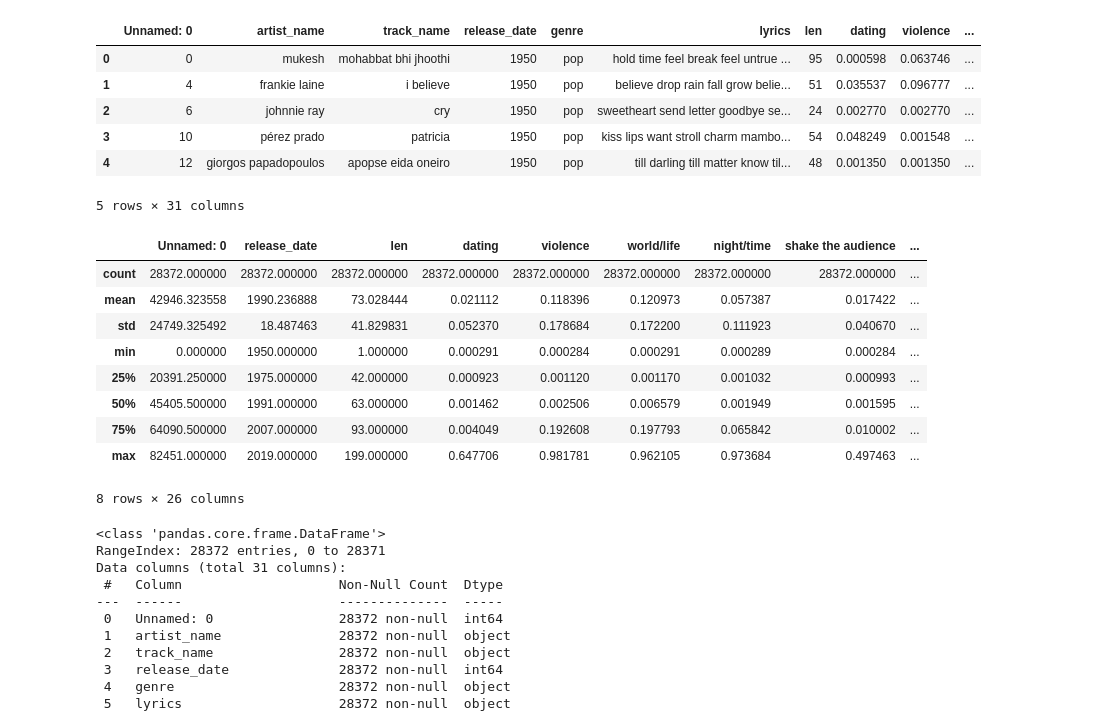
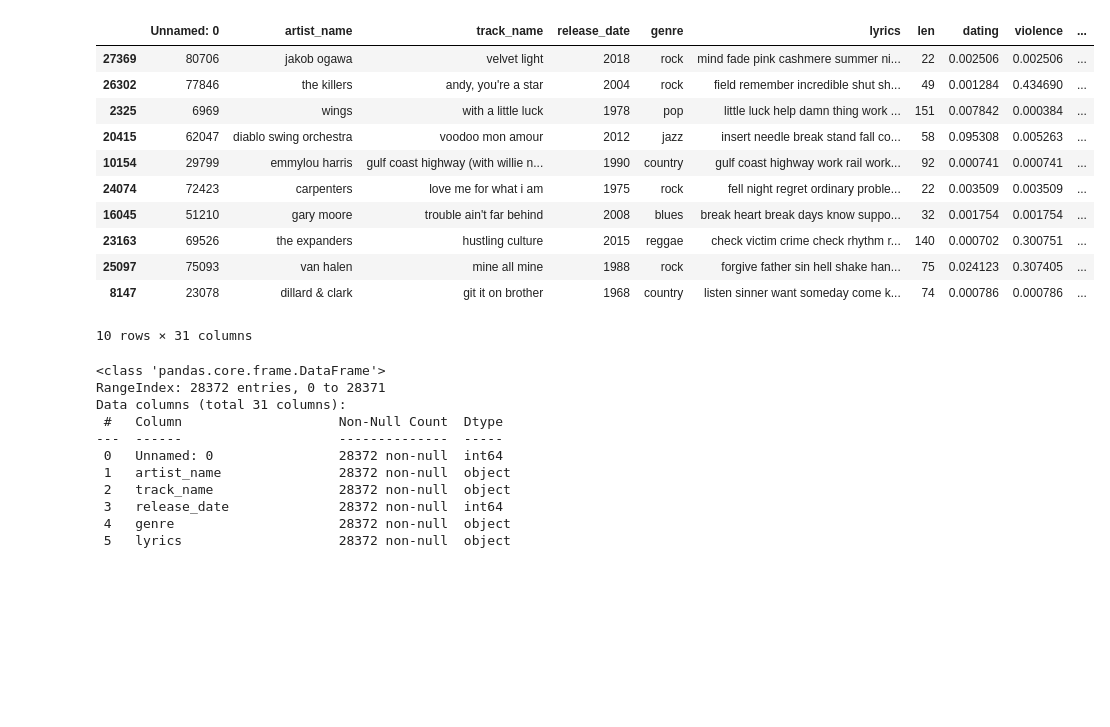
Before and after one commit to noelmt7/LLM, a Jupyter notebook: 2348538_LAB7.ipynb, the cells around one changed output. Drawn from its saved outputs; the diff is of its cells as text; code cells hidden in the pictures; blank space fills up the shorter version.

```diff
--- a/2348538_LAB7.ipynb
+++ b/2348538_LAB7.ipynb
@@ -6,27 +27,19 @@ import seaborn as sns
 # %%
 df = pd.read_csv(r'D:\SEM4\PLLM\tcc_ceds_music.csv')
-df.head()
+df.sample(10)
 # %% [output]
 |  | Unnamed: 0 | artist_name | track_name | release_date | genre | lyrics | len | dating | violence | ... |
-| 0 | 0 | mukesh | mohabbat bhi jhoothi | 1950 | pop | hold time feel break feel untrue ... | 95 | 0.000598 | 0.063746 | ... |
-| 1 | 4 | frankie laine | i believe | 1950 | pop | believe drop rain fall grow belie... | 51 | 0.035537 | 0.096777 | ... |
-| 2 | 6 | johnnie ray | cry | 1950 | pop | sweetheart send letter goodbye se... | 24 | 0.002770 | 0.002770 | ... |
-| 3 | 10 | pérez prado | patricia | 1950 | pop | kiss lips want stroll charm mambo... | 54 | 0.048249 | 0.001548 | ... |
-| 4 | 12 | giorgos papadopoulos | apopse eida oneiro | 1950 | pop | till darling till matter know til... | 48 | 0.001350 | 0.001350 | ... |
+| 27369 | 80706 | jakob ogawa | velvet light | 2018 | rock | mind fade pink cashmere summer ni... | 22 | 0.002506 | 0.002506 | ... |
+| 26302 | 77846 | the killers | andy, you're a star | 2004 | rock | field remember incredible shut sh... | 49 | 0.001284 | 0.434690 | ... |
+| 2325 | 6969 | wings | with a little luck | 1978 | pop | little luck help damn thing work ... | 151 | 0.007842 | 0.000384 | ... |
+| 20415 | 62047 | diablo swing orchestra | voodoo mon amour | 2012 | jazz | insert needle break stand fall co... | 58 | 0.095308 | 0.005263 | ... |
+| 10154 | 29799 | emmylou harris | gulf coast highway (with willie n... | 1990 | country | gulf coast highway work rail work... | 92 | 0.000741 | 0.000741 | ... |
+| 24074 | 72423 | carpenters | love me for what i am | 1975 | rock | fell night regret ordinary proble... | 22 | 0.003509 | 0.003509 | ... |
+| 16045 | 51210 | gary moore | trouble ain't far behind | 2008 | blues | break heart break days know suppo... | 32 | 0.001754 | 0.001754 | ... |
+| 23163 | 69526 | the expanders | hustling culture | 2015 | reggae | check victim crime check rhythm r... | 140 | 0.000702 | 0.300751 | ... |
+| 25097 | 75093 | van halen | mine all mine | 1988 | rock | forgive father sin hell shake han... | 75 | 0.024123 | 0.307405 | ... |
+| 8147 | 23078 | dillard & clark | git it on brother | 1968 | country | listen sinner want someday come k... | 74 | 0.000786 | 0.000786 | ... |
-5 rows × 31 columns
+10 rows × 31 columns
-# %%
-df.describe()
-# %% [output]
-|  | Unnamed: 0 | release_date | len | dating | violence | world/life | night/time | shake the audience | ... |
-| count | 28372.000000 | 28372.000000 | 28372.000000 | 28372.000000 | 28372.000000 | 28372.000000 | 28372.000000 | 28372.000000 | ... |
-| mean | 42946.323558 | 1990.236888 | 73.028444 | 0.021112 | 0.118396 | 0.120973 | 0.057387 | 0.017422 | ... |
-| std | 24749.325492 | 18.487463 | 41.829831 | 0.052370 | 0.178684 | 0.172200 | 0.111923 | 0.040670 | ... |
-| min | 0.000000 | 1950.000000 | 1.000000 | 0.000291 | 0.000284 | 0.000291 | 0.000289 | 0.000284 | ... |
-| 25% | 20391.250000 | 1975.000000 | 42.000000 | 0.000923 | 0.001120 | 0.001170 | 0.001032 | 0.000993 | ... |
-| 50% | 45405.500000 | 1991.000000 | 63.000000 | 0.001462 | 0.002506 | 0.006579 | 0.001949 | 0.001595 | ... |
-| 75% | 64090.500000 | 2007.000000 | 93.000000 | 0.004049 | 0.192608 | 0.197793 | 0.065842 | 0.010002 | ... |
-| max | 82451.000000 | 2019.000000 | 199.000000 | 0.647706 | 0.981781 | 0.962105 | 0.973684 | 0.497463 | ... |
-8 rows × 26 columns
 # %%
 df.info()
 # %% [output]
```
Also changed, not shown: parts of 12 cells of this notebook, 6 other files.
